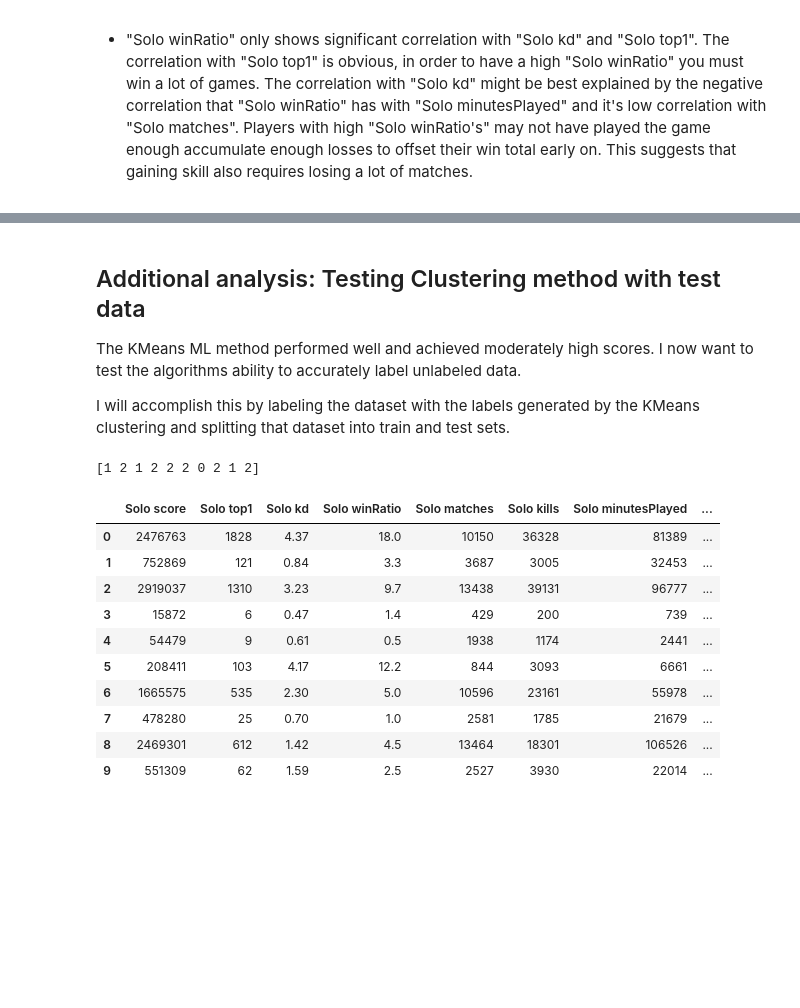
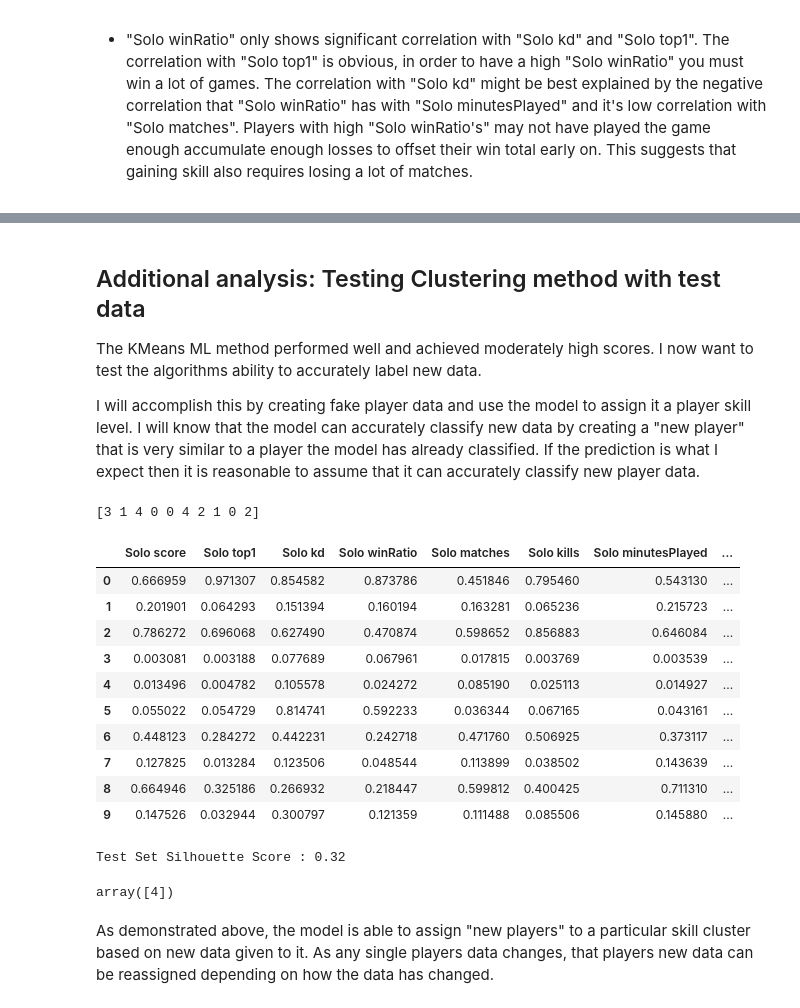
Before and after one commit to joeyc13/Multiplayer-Matchmaking, a Jupyter notebook: fortnite_data.ipynb, the cells around one changed output, grey strips where cells are left out. Saved outputs shown, nothing was run; the diff lists cells and outputs as text; code cells hidden in the pictures; blank space fills up the shorter version.

```diff
--- a/fortnite_data.ipynb
+++ b/fortnite_data.ipynb
@@ -178,0 +198,4 @@ As we can see above, several variable show a high degree of correlation with one
+# %%
+X = solo_player_data
+
+X_train, X_test = train_test_split(solo_player_data, test_size=0.3, random_state=27)
@@ -178,0 +206,6 @@ As we can see above, several variable show a high degree of correlation with one
+# %%
+norm = MinMaxScaler().fit(X_train)
+
+X_train_norm = norm.transform(X_train)
+
+X_test_norm = norm.transform(X_test)
@@ -179,5 +222,6 @@ As we can see above, several variable show a high degree of correlation with one
 # %%
-X = solo_player_data.iloc[:, :].values
+# X = X_train_norm.iloc[:, :].values
+X = X_train_norm
 
 inertias = []
 for i in range(1, 11):
@@ -194,6 +240,6 @@ plt.show()
 # %%
-kmeans_3 = KMeans(n_clusters = 3, init = 'k-means++', random_state = 27)
-y_kmeans = kmeans_3.fit_predict(X)
+kmeans_6 = KMeans(n_clusters = 6, init = 'k-means++', random_state = 27)
+y_kmeans = kmeans_6.fit_predict(X)
 # %%
 
 silhouette_score_kmeans = round(silhouette_score(X, y_kmeans), 2)
@@ -225,28 +271,49 @@ Davies Bouldin Score: 0.5262469305491692
 # %% [markdown]
 ## Additional analysis: Testing Clustering method with test data
 
-The KMeans ML method performed well and achieved moderately high scores. I now want to test the algorithms ability to accurately label unlabeled data.
+The KMeans ML method performed well and achieved moderately high scores. I now want to test the algorithms ability to accurately label new data.
 
-I will accomplish this by labeling the dataset with the labels generated by the KMeans clustering and splitting that dataset into train and test sets.
+I will accomplish this by creating fake player data and use the model to assign it a player skill level. I will know that the model can accurately classify new data by creating a "new player" that is very similar to a player the model has already classified. If the prediction is what I expect then it is reasonable to assume that it can accurately classify new player data.
 # %%
 solo_targets = pd.DataFrame({
-    'Solo targets': kmeans_3.labels_
+    'Solo targets': kmeans_6.labels_
 })
 
-solo_data_targets = pd.merge(solo_player_data, solo_targets, left_index=True, right_index=True)
+solo_data_targets = pd.merge(solo_normal, solo_targets, left_index=True, right_index=True)
 
-print(kmeans_3.labels_[0:10])
+print(kmeans_6.labels_[0:10])
 solo_data_targets.head(10)
 # %% [output]
-[1 2 1 2 2 2 0 2 1 2]
+[3 1 4 0 0 4 2 1 0 2]
 |  | Solo score | Solo top1 | Solo kd | Solo winRatio | Solo matches | Solo kills | Solo minutesPlayed | ... |
-| 0 | 2476763 | 1828 | 4.37 | 18.0 | 10150 | 36328 | 81389 | ... |
-| 1 | 752869 | 121 | 0.84 | 3.3 | 3687 | 3005 | 32453 | ... |
-| 2 | 2919037 | 1310 | 3.23 | 9.7 | 13438 | 39131 | 96777 | ... |
-| 3 | 15872 | 6 | 0.47 | 1.4 | 429 | 200 | 739 | ... |
-| 4 | 54479 | 9 | 0.61 | 0.5 | 1938 | 1174 | 2441 | ... |
-| 5 | 208411 | 103 | 4.17 | 12.2 | 844 | 3093 | 6661 | ... |
-| 6 | 1665575 | 535 | 2.30 | 5.0 | 10596 | 23161 | 55978 | ... |
-| 7 | 478280 | 25 | 0.70 | 1.0 | 2581 | 1785 | 21679 | ... |
-| 8 | 2469301 | 612 | 1.42 | 4.5 | 13464 | 18301 | 106526 | ... |
-| 9 | 551309 | 62 | 1.59 | 2.5 | 2527 | 3930 | 22014 | ... |
+| 0 | 0.666959 | 0.971307 | 0.854582 | 0.873786 | 0.451846 | 0.795460 | 0.543130 | ... |
+| 1 | 0.201901 | 0.064293 | 0.151394 | 0.160194 | 0.163281 | 0.065236 | 0.215723 | ... |
+| 2 | 0.786272 | 0.696068 | 0.627490 | 0.470874 | 0.598652 | 0.856883 | 0.646084 | ... |
+| 3 | 0.003081 | 0.003188 | 0.077689 | 0.067961 | 0.017815 | 0.003769 | 0.003539 | ... |
+| 4 | 0.013496 | 0.004782 | 0.105578 | 0.024272 | 0.085190 | 0.025113 | 0.014927 | ... |
+| 5 | 0.055022 | 0.054729 | 0.814741 | 0.592233 | 0.036344 | 0.067165 | 0.043161 | ... |
+| 6 | 0.448123 | 0.284272 | 0.442231 | 0.242718 | 0.471760 | 0.506925 | 0.373117 | ... |
+| 7 | 0.127825 | 0.013284 | 0.123506 | 0.048544 | 0.113899 | 0.038502 | 0.143639 | ... |
+| 8 | 0.664946 | 0.325186 | 0.266932 | 0.218447 | 0.599812 | 0.400425 | 0.711310 | ... |
+| 9 | 0.147526 | 0.032944 | 0.300797 | 0.121359 | 0.111488 | 0.085506 | 0.145880 | ... |
+# %%
+test_labels = kmeans_6.predict(X_test_norm)
+silhouette_score_kmeans = round(silhouette_score(X_test_norm, test_labels), 2)
+
+print('Test Set Silhouette Score : {}'.format(silhouette_score_kmeans))
+# %% [output]
+Test Set Silhouette Score : 0.32
+# %%
+test_player = pd.DataFrame(
+    [[0.21, 0.065, 0.150, 0.17, 0.16, 0.065, 0.21]],
+    index=[1],
+    columns=solo_player_data.columns
+    )
+
+
+kmeans_6.predict(test_player)
+# %% [output]
+array([4])
+# %% [markdown]
+
+As demonstrated above, the model is able to assign "new players" to a particular skill cluster based on new data given to it. As any single players data changes, that players new data can be reassigned depending on how the data has changed.
```
Also changed, not shown: parts of 13 cells of this notebook.
